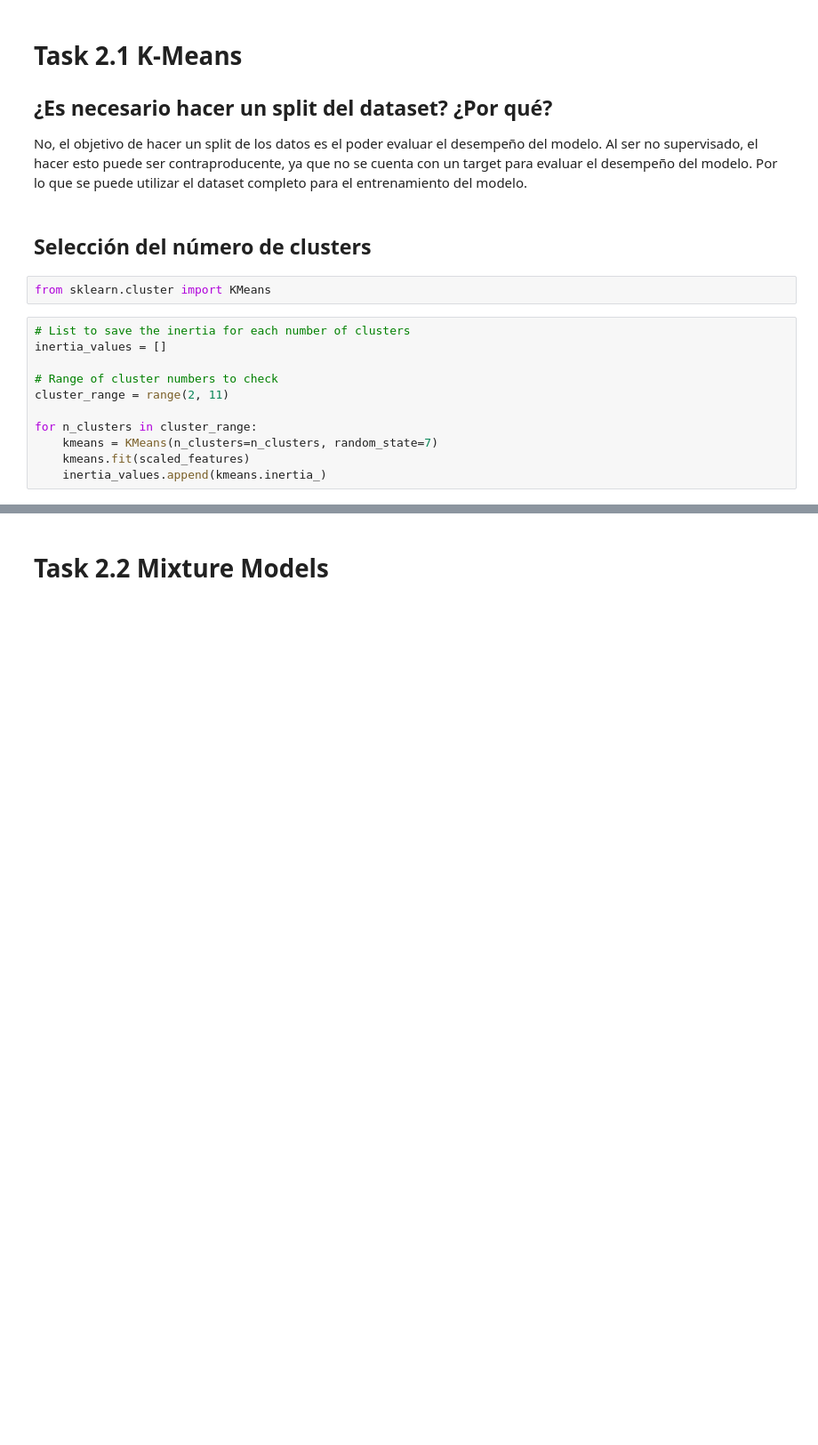
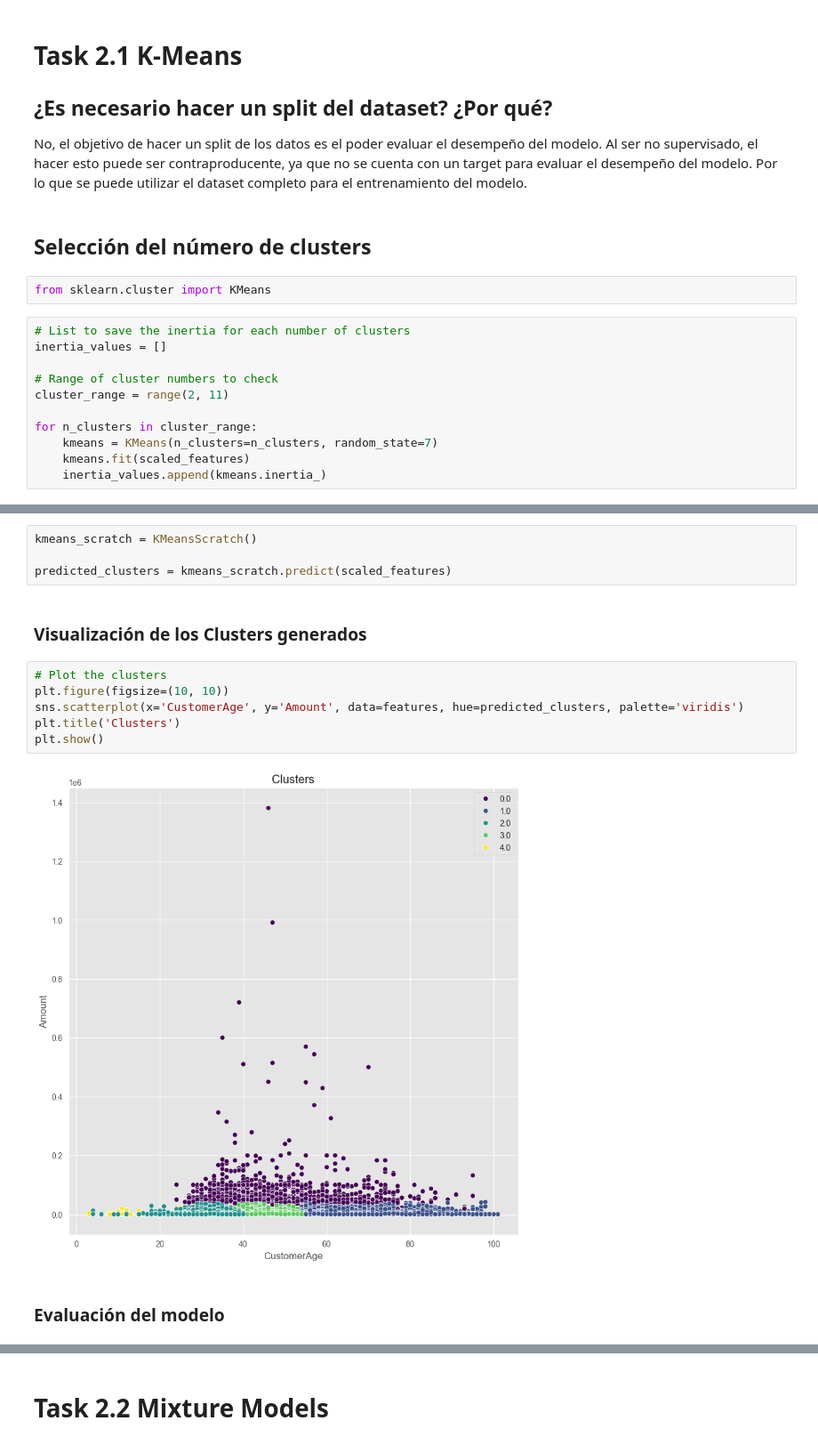
Before and after one commit to bl33h/bankCustomerSegmentation, a Jupyter notebook: bankCustomerSegmentation.ipynb, the cells around one changed output, grey strips where cells are left out. Shown at 89% size. Cells and saved outputs as stored; diff of their text form; blank space fills up the shorter version.

Commit message:
K-Means from Scratch Implemented

```diff
--- a/bankCustomerSegmentation.ipynb
+++ b/bankCustomerSegmentation.ipynb
@@ -241,0 +340,16 @@ El número ideal de clusters es de 4.
+# %%
+kmeans_scratch = KMeansScratch()
+
+predicted_clusters = kmeans_scratch.predict(scaled_features)
+# %% [markdown]
+### Visualización de los Clusters generados
+# %%
+# Plot the clusters
+plt.figure(figsize=(10, 10))
+sns.scatterplot(x='CustomerAge', y='Amount', data=features, hue=predicted_clusters, palette='viridis')
+plt.title('Clusters')
+plt.show()
+# %% [output]
+[figure, added]
+# %% [markdown]
+### Evaluación del modelo
```
Also changed, not shown: parts of 26 cells of this notebook.
